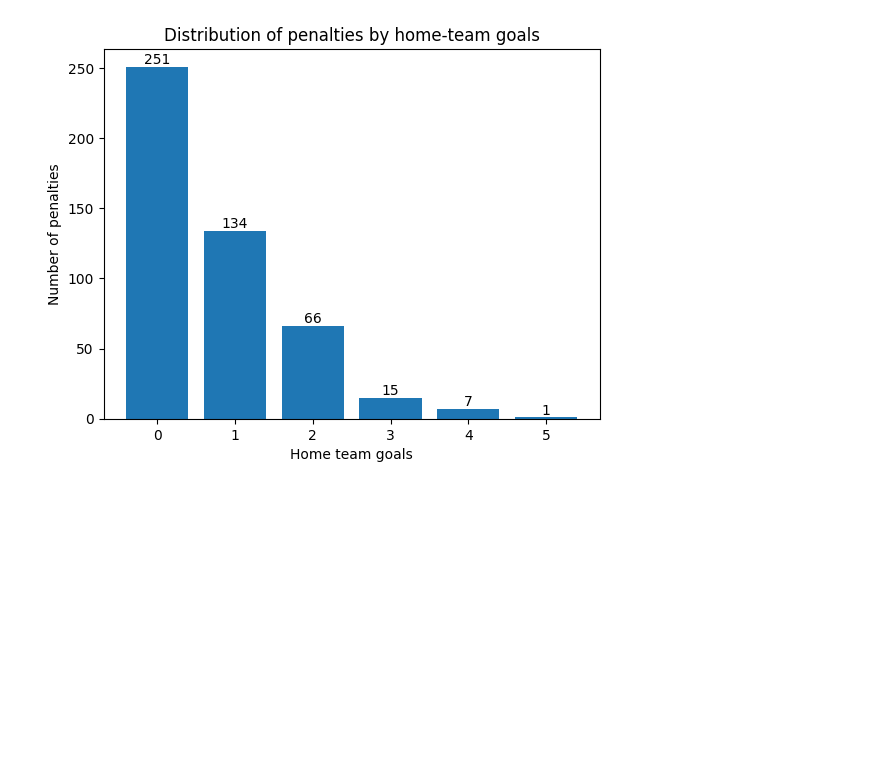
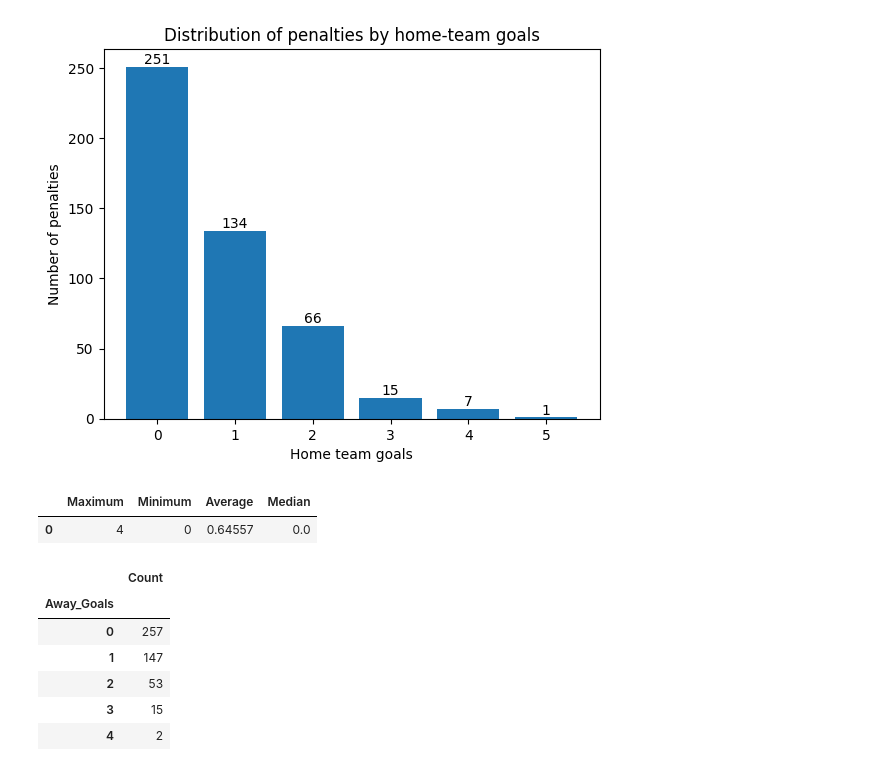
Before and after one commit to praavar0302-boop/penalty-kick-game-theory, a Jupyter notebook: 02_EDA.ipynb, the cells around one changed output. Cells and saved outputs as stored; diff of their text form; code cells hidden in the pictures; blank space fills up the shorter version.

```diff
--- a/02_EDA.ipynb
+++ b/02_EDA.ipynb
@@ -267,3 +256,29 @@ ax_HG.set_ylabel("Number of penalties")
 # %% [output]
 Text(0, 0.5, 'Number of penalties')
 [figure]
+# %%
+Away_Goal_Table = pd.DataFrame({
+    "Maximum": [df["Away_Goals"].max()],
+    "Minimum": [df["Away_Goals"].min()],
+    "Average": [df["Away_Goals"].mean()],
+    "Median": [df["Away_Goals"].median()]
+})
+
+Away_Goal_Table
+# %% [output]
+|  | Maximum | Minimum | Average | Median |
+| 0 | 4 | 0 | 0.64557 | 0.0 |
+# %%
+Away_Goal_Value_Table = pd.DataFrame({
+    "Count": df["Away_Goals"].value_counts()
+})
+
+Away_Goal_Value_Table
+# %% [output]
+|  | Count |
+| Away_Goals |  |
+| 0 | 257 |
+| 1 | 147 |
+| 2 | 53 |
+| 3 | 15 |
+| 4 | 2 |
```
Also changed, not shown: parts of 5 cells of this notebook, 1 other file.
